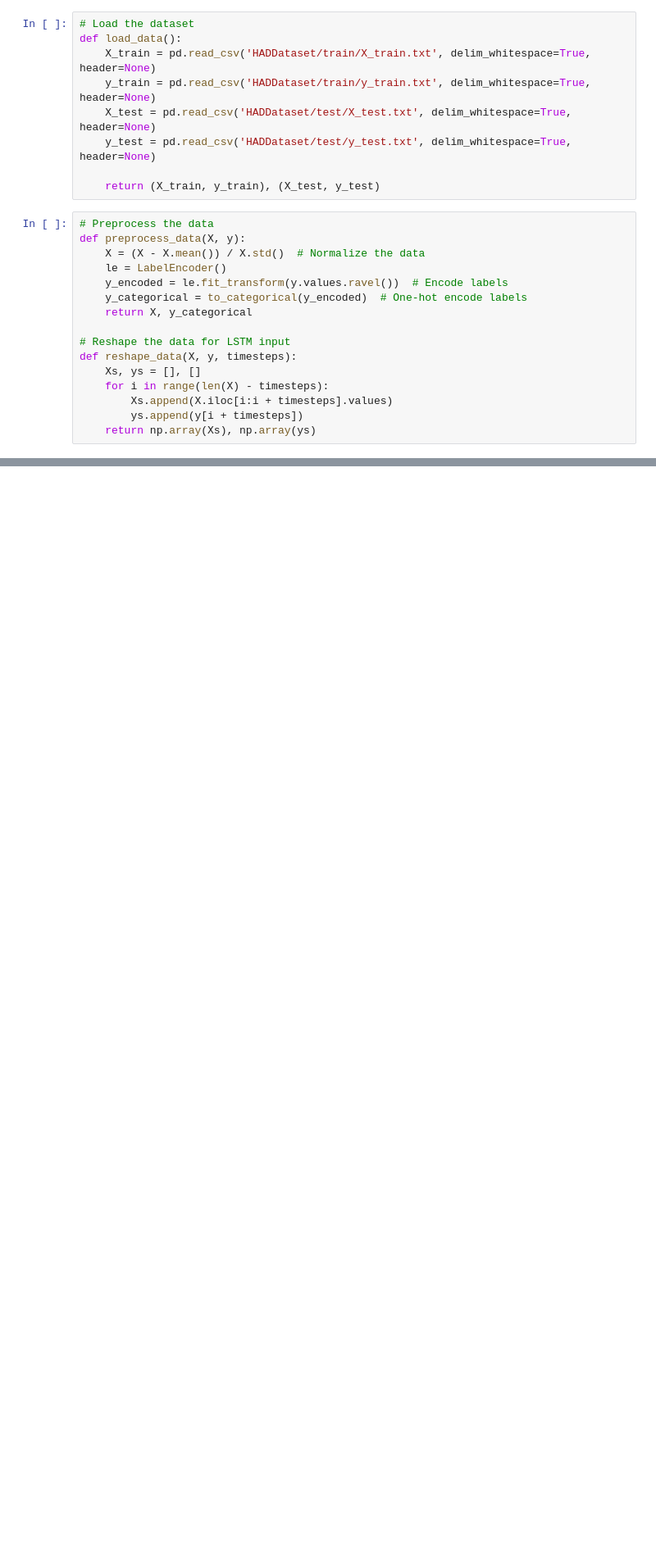
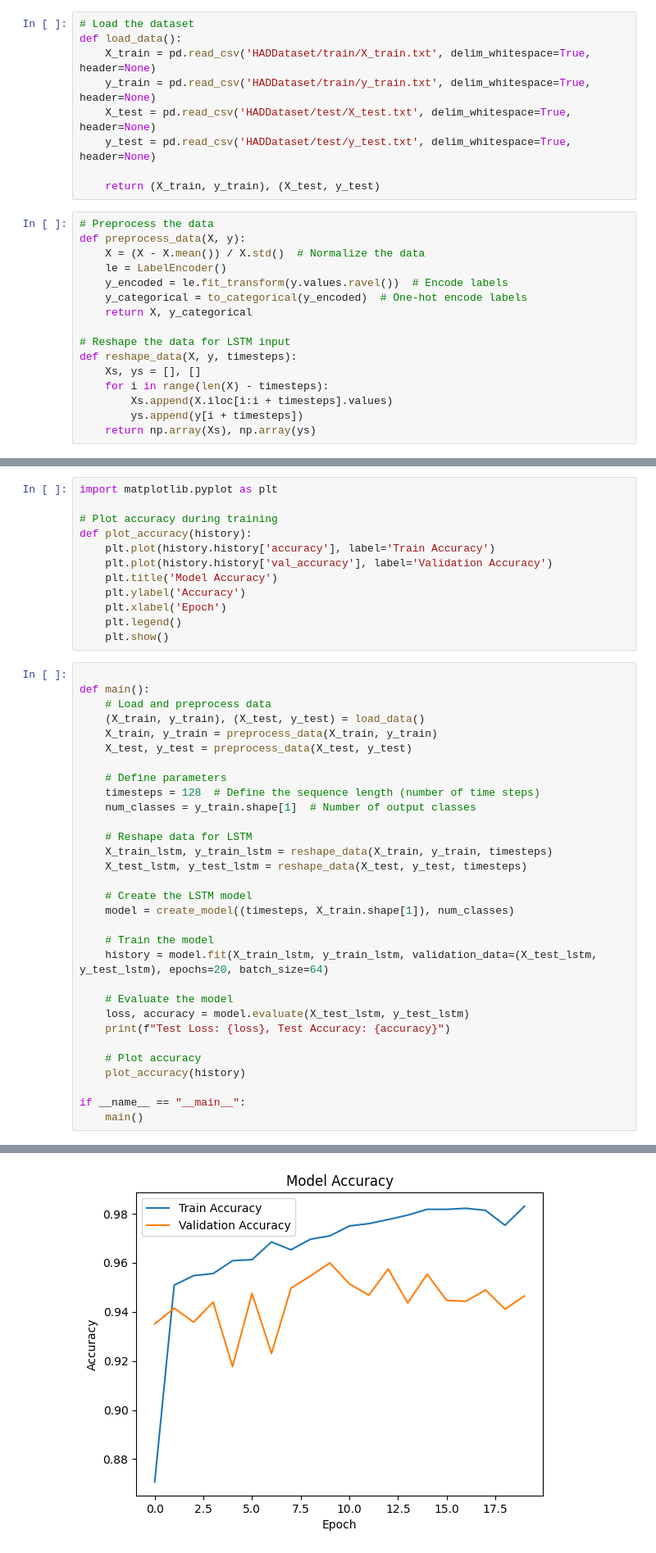
Before and after one commit to tejaswinidevikoppa/Humanactivityrecognition, a Jupyter notebook: main.ipynb, the cells around one changed output, grey strips where cells are left out. Shown: that part at 82% size. Cells and saved outputs as stored; diff of their text form; blank space fills up the shorter version.

Commit message:
main

```diff
--- a/main.ipynb
+++ b/main.ipynb
@@ -30,0 +44,44 @@ def reshape_data(X, y, timesteps):
+# %%
+import matplotlib.pyplot as plt
+
+# Plot accuracy during training
+def plot_accuracy(history):
+    plt.plot(history.history['accuracy'], label='Train Accuracy')
+    plt.plot(history.history['val_accuracy'], label='Validation Accuracy')
+    plt.title('Model Accuracy')
+    plt.ylabel('Accuracy')
+    plt.xlabel('Epoch')
+    plt.legend()
+    plt.show()
+# %%
+
+def main():
+    # Load and preprocess data
+    (X_train, y_train), (X_test, y_test) = load_data()
+    X_train, y_train = preprocess_data(X_train, y_train)
+    X_test, y_test = preprocess_data(X_test, y_test)
+
+    # Define parameters
+    timesteps = 128  # Define the sequence length (number of time steps)
+    num_classes = y_train.shape[1]  # Number of output classes
+
+    # Reshape data for LSTM
+    X_train_lstm, y_train_lstm = reshape_data(X_train, y_train, timesteps)
+    X_test_lstm, y_test_lstm = reshape_data(X_test, y_test, timesteps)
+
+    # Create the LSTM model
+    model = create_model((timesteps, X_train.shape[1]), num_classes)
+
+    # Train the model
+    history = model.fit(X_train_lstm, y_train_lstm, validation_data=(X_test_lstm, y_test_lstm), epochs=20, batch_size=64)
+
+    # Evaluate the model
+    loss, accuracy = model.evaluate(X_test_lstm, y_test_lstm)
+    print(f"Test Loss: {loss}, Test Accuracy: {accuracy}")
+
+    # Plot accuracy
+    plot_accuracy(history)
+
+if __name__ == "__main__":
+    main()
+# %% [output]
@@ -30,0 +105 @@ def reshape_data(X, y, timesteps):
+[figure, added]
```
Also changed, not shown: parts of 2 cells of this notebook.
